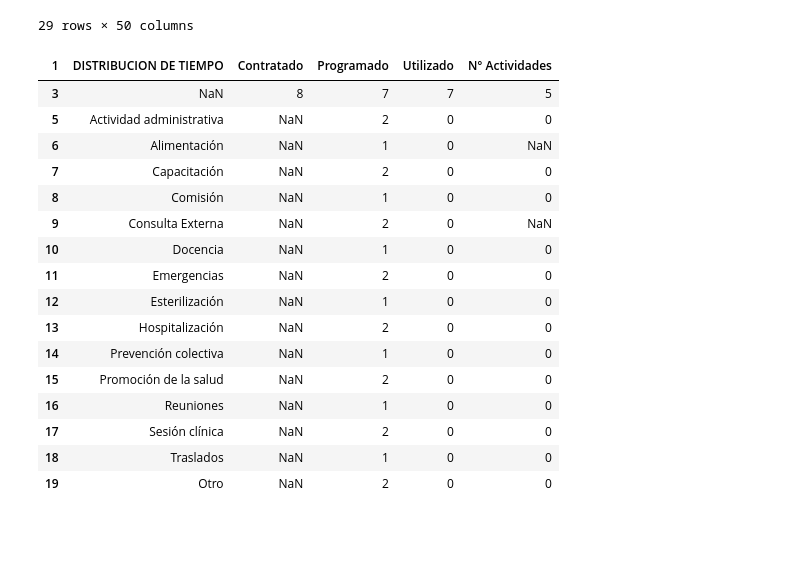
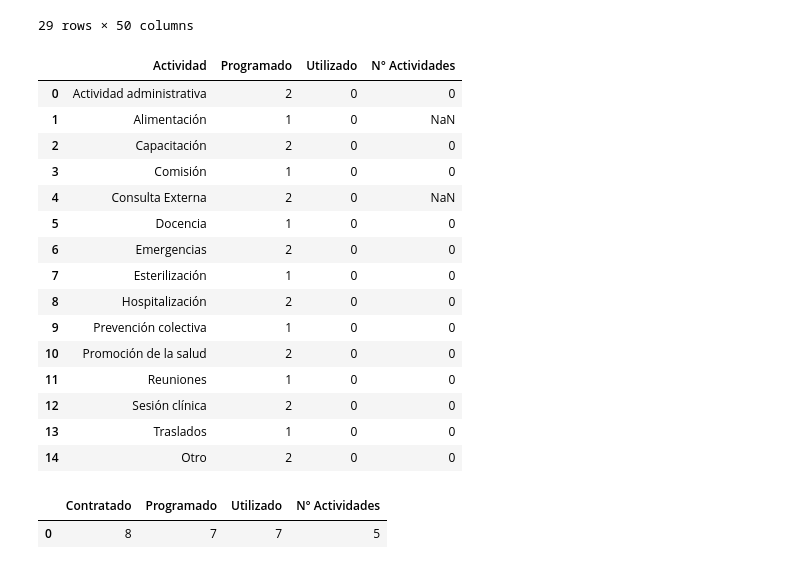
Before and after one commit to TFGIndicadores/Herramienta-Programada, a Jupyter notebook: Pruebas.ipynb, the cells around one changed output. Cells and saved outputs as stored; diff of their text form; code cells hidden in the pictures; blank space fills up the shorter version.

Commit message:
Jornada, actividades y totales en dfs distintos

```diff
--- a/Pruebas.ipynb
+++ b/Pruebas.ipynb
@@ -26,31 +30,44 @@ df
 | 29 | Adulto Mayor | NaN | NaN | 0 | 0 | 0 | 0 | 0 | ... |
 29 rows × 50 columns
 # %%
-df_tiempo = df.iloc[1:19].copy()
+
+
+df_tiempo = df.iloc[4:19].copy()
 df_tiempo.dropna(axis = 1,how = "all",inplace = True)
-df_tiempo.drop(columns = df_tiempo.columns[-1], inplace=True)
 df_tiempo.dropna(axis = 0,how = "all",inplace = True)
-df_tiempo.columns = df_tiempo.iloc[0]
-df_tiempo = df_tiempo[1:]
+df_tiempo.columns = ['Actividad', 'Programado', 'Utilizado', 'N° Actividades']
+df_tiempo = df_tiempo.reset_index(drop=True)
 df_tiempo
 # %% [output]
-| 1 | DISTRIBUCION DE TIEMPO | Contratado | Programado | Utilizado | N° Actividades |
-| 3 | NaN | 8 | 7 | 7 | 5 |
-| 5 | Actividad administrativa | NaN | 2 | 0 | 0 |
-| 6 | Alimentación | NaN | 1 | 0 | NaN |
-| 7 | Capacitación | NaN | 2 | 0 | 0 |
-| 8 | Comisión | NaN | 1 | 0 | 0 |
-| 9 | Consulta Externa | NaN | 2 | 0 | NaN |
-| 10 | Docencia | NaN | 1 | 0 | 0 |
-| 11 | Emergencias | NaN | 2 | 0 | 0 |
-| 12 | Esterilización | NaN | 1 | 0 | 0 |
-| 13 | Hospitalización | NaN | 2 | 0 | 0 |
-| 14 | Prevención colectiva | NaN | 1 | 0 | 0 |
-| 15 | Promoción de la salud | NaN | 2 | 0 | 0 |
-| 16 | Reuniones | NaN | 1 | 0 | 0 |
-| 17 | Sesión clínica | NaN | 2 | 0 | 0 |
-| 18 | Traslados | NaN | 1 | 0 | 0 |
-| 19 | Otro | NaN | 2 | 0 | 0 |
+|  | Actividad | Programado | Utilizado | N° Actividades |
+| 0 | Actividad administrativa | 2 | 0 | 0 |
+| 1 | Alimentación | 1 | 0 | NaN |
+| 2 | Capacitación | 2 | 0 | 0 |
+| 3 | Comisión | 1 | 0 | 0 |
+| 4 | Consulta Externa | 2 | 0 | NaN |
+| 5 | Docencia | 1 | 0 | 0 |
+| 6 | Emergencias | 2 | 0 | 0 |
+| 7 | Esterilización | 1 | 0 | 0 |
+| 8 | Hospitalización | 2 | 0 | 0 |
+| 9 | Prevención colectiva | 1 | 0 | 0 |
+| 10 | Promoción de la salud | 2 | 0 | 0 |
+| 11 | Reuniones | 1 | 0 | 0 |
+| 12 | Sesión clínica | 2 | 0 | 0 |
+| 13 | Traslados | 1 | 0 | 0 |
+| 14 | Otro | 2 | 0 | 0 |
+# %%
+df_jornada = df.iloc[1:4,1:].copy()
+df_jornada.dropna(axis = 1,how = "all",inplace = True)
+df_jornada.drop(columns = df_jornada.columns[-1], inplace=True)
+df_jornada.dropna(axis = 0,how = "all",inplace = True)
+df_jornada.columns = df_jornada.iloc[0]
+df_jornada = df_jornada[1:]
+df_jornada = df_jornada.reset_index(drop=True)
+df_jornada.columns.rename("",inplace=True)
+df_jornada
+# %% [output]
+|  | Contratado | Programado | Utilizado | N° Actividades |
+| 0 | 8 | 7 | 7 | 5 |
 # %%
 df_total = df.iloc[19:].copy()
 df_total.dropna(axis = 1,how = "all",inplace = True)
```
Also changed, not shown: parts of 2 cells of this notebook.
